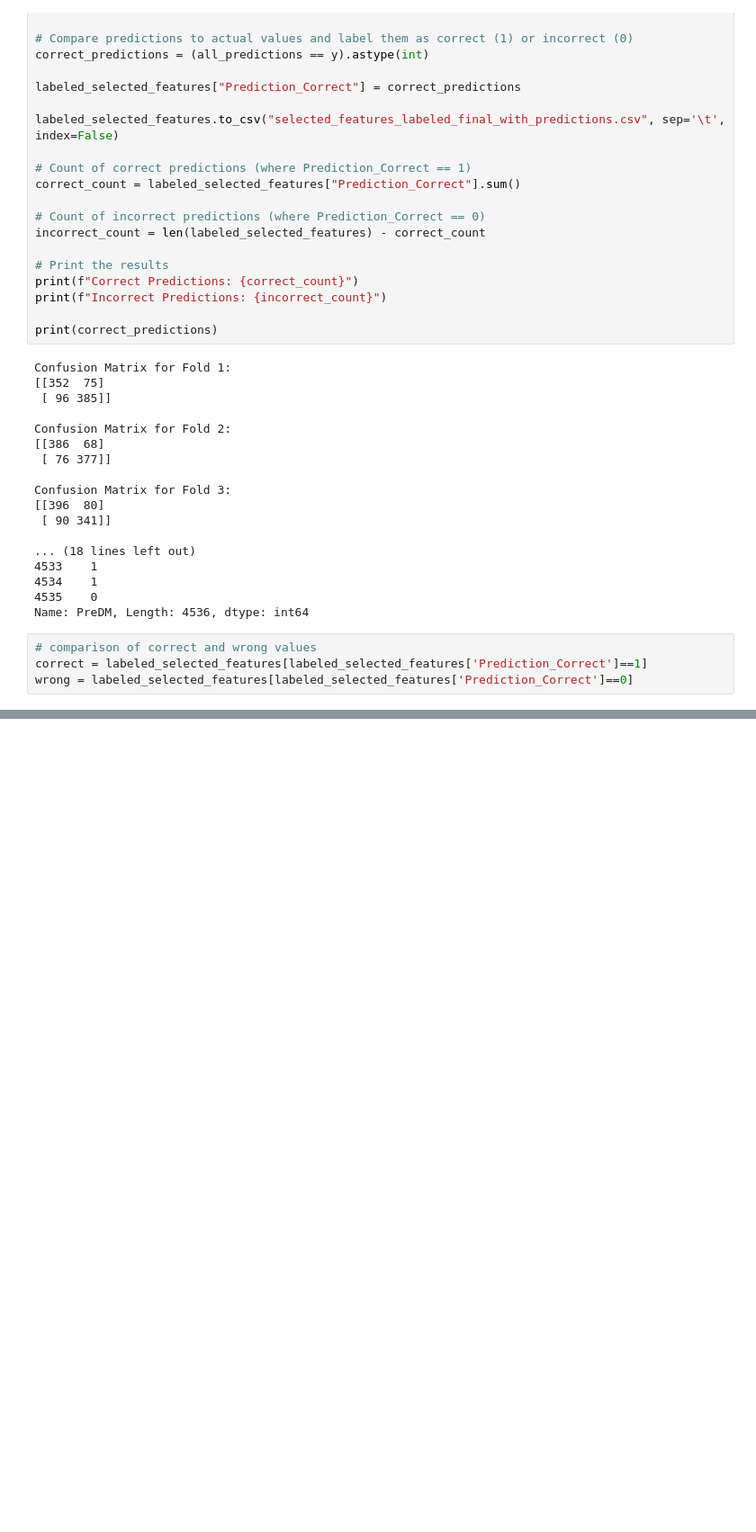
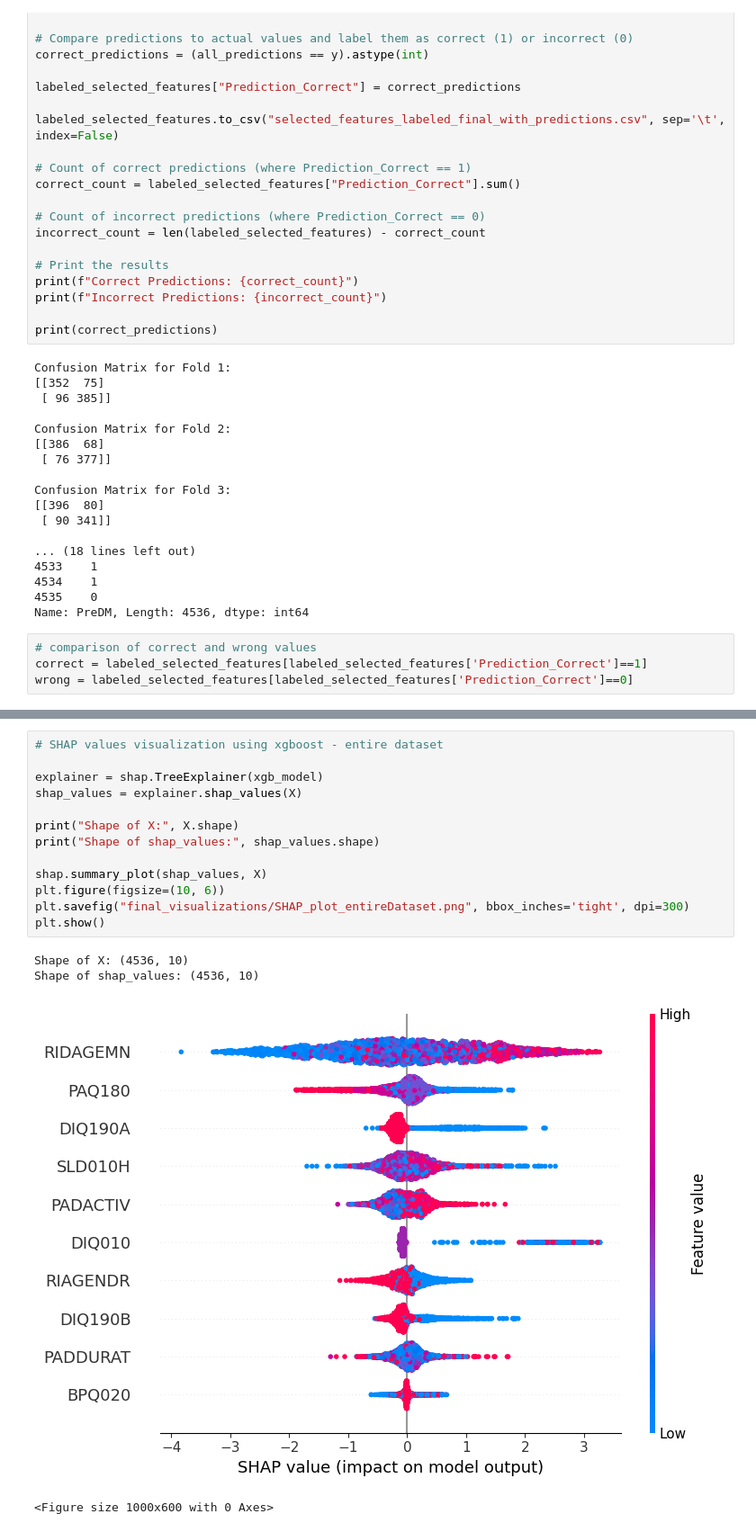
Before and after one commit to BK5102/FURI_Research-Project, a Jupyter notebook: final_analysis.ipynb, the cells around one changed output, grey strips where cells are left out. Shown at 90% size. Saved outputs shown, nothing was run; the diff lists cells and outputs as text; blank space fills up the shorter version.

Commit message:
SHAP plot of entire dataset

```diff
--- a/final_analysis.ipynb
+++ b/final_analysis.ipynb
@@ -315,0 +284,18 @@ IndexError: index 907 is out of bounds for axis 0 with size 907
+# %%
+# SHAP values visualization using xgboost - entire dataset
+
+explainer = shap.TreeExplainer(xgb_model)
+shap_values = explainer.shap_values(X)
+
+print("Shape of X:", X.shape)
+print("Shape of shap_values:", shap_values.shape)
+
+shap.summary_plot(shap_values, X)
+plt.figure(figsize=(10, 6))
+plt.savefig("final_visualizations/SHAP_plot_entireDataset.png", bbox_inches='tight', dpi=300)
+plt.show()
+# %% [output]
+Shape of X: (4536, 10)
+Shape of shap_values: (4536, 10)
+[figure, added]
+<Figure size 1000x600 with 0 Axes>
```
Also changed, not shown: parts of 9 cells of this notebook, 6 other files.
